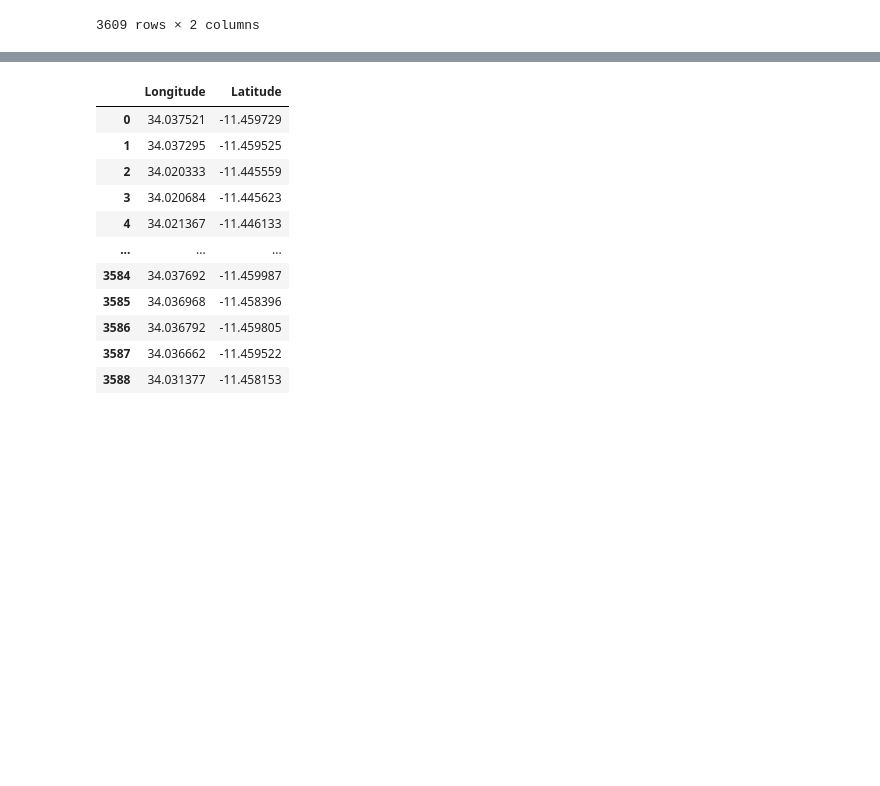
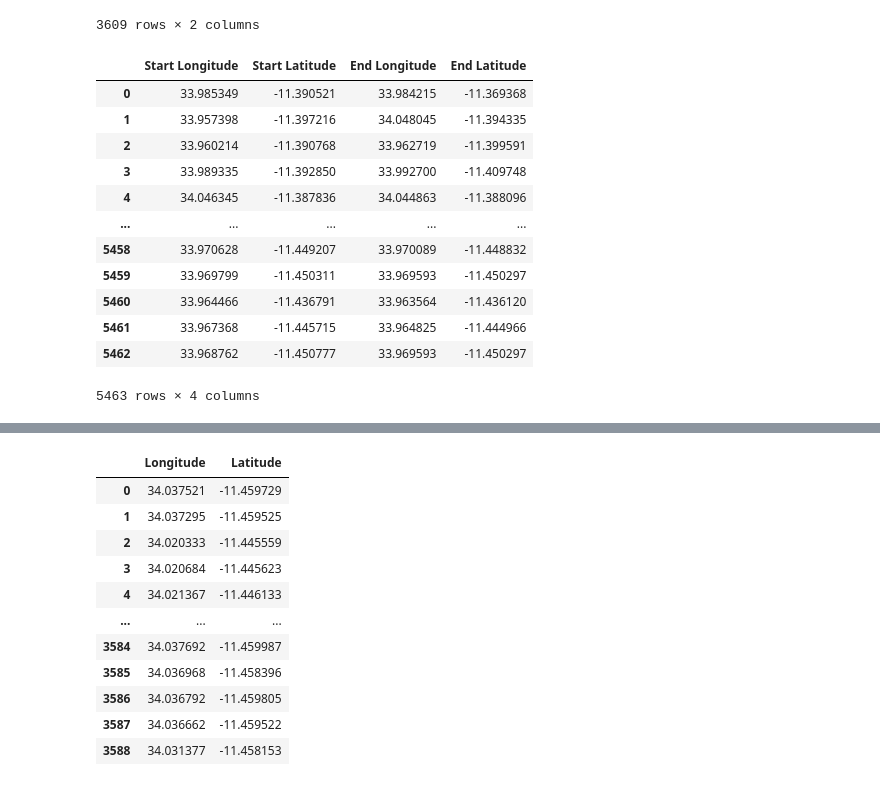
Before and after one commit to RachelRalph/AI4PublicHealth, a Jupyter notebook: processing_all_datasets.ipynb, the cells around one changed output, grey strips where cells are left out. Saved outputs shown, nothing was run; the diff lists cells and outputs as text; code cells hidden in the pictures; blank space fills up the shorter version.

```diff
--- a/processing_all_datasets.ipynb
+++ b/processing_all_datasets.ipynb
@@ -72,6 +72,84 @@ intersection_nodes
 | 3607 | 33.980867 | -11.435344 |
 | 3608 | 33.980631 | -11.435344 |
 3609 rows × 2 columns
+# %%
+def road_line_processing(road_line_df):
+    """Clean the .shp file that contains the route data. Create a second pandas data frame to store a processed
+        version of the original data from the .shp file. """
+
+    processed_data_line = []
+
+    for rows in range(len(road_line_df.index)):
+        coordinates_line = road_line_df.iloc[rows, 11]
+        string_type = (type(coordinates_line))
+
+        if INCLUDE_MULTILINE:
+            if str(string_type) == "<class 'shapely.geometry.linestring.LineString'>":
+                coordinates_line = list(coordinates_line.coords)
+
+                start_longitude_line = coordinates_line[0][0]
+                start_latitude_line = coordinates_line[0][1]
+                end_longitude_line = coordinates_line[-1][0]
+                end_latitude_line = coordinates_line[-1][1]
+
+                processed_data_line.append(
+                    (start_longitude_line, start_latitude_line, end_longitude_line, end_latitude_line))
+
+            elif str(string_type) != "<class 'shapely.geometry.linestring.MultiLineString'>":
+                for item in coordinates_line:
+                    coordinates_line = item
+
+                    coordinates_line = list(coordinates_line.coords)
+
+                    start_longitude_line = coordinates_line[0][0]
+                    start_latitude_line = coordinates_line[0][1]
+                    end_longitude_line = coordinates_line[-1][0]
+                    end_latitude_line = coordinates_line[-1][1]
+
+                    processed_data_line.append(
+                        (start_longitude_line, start_latitude_line, end_longitude_line, end_latitude_line))
+
+            else:
+                print("There is a unique string type that is neither LineString or MultiString:")
+                print("    ", string_type)
+
+        else:
+            if str(string_type) == "<class 'shapely.geometry.linestring.LineString'>":
+                coordinates_line = list(coordinates_line.coords)
+
+                start_longitude_line = coordinates_line[0][0]
+                start_latitude_line = coordinates_line[0][1]
+                end_longitude_line = coordinates_line[-1][0]
+                end_latitude_line = coordinates_line[-1][1]
+
+                processed_data_line.append(
+                    (start_longitude_line, start_latitude_line, end_longitude_line, end_latitude_line))
+
+            else:
+                continue
+
+    processed_data_line = pd.DataFrame(processed_data_line)
+    processed_data_line = processed_data_line.rename(
+        columns={0: "Start Longitude", 1: "Start Latitude", 2: "End Longitude", 3: "End Latitude"})
+
+    return processed_data_line
+
+road_line_nodes = road_line_processing(ROAD_LINE_DATA)
+road_line_nodes
+# %% [output]
+|  | Start Longitude | Start Latitude | End Longitude | End Latitude |
+| 0 | 33.985349 | -11.390521 | 33.984215 | -11.369368 |
+| 1 | 33.957398 | -11.397216 | 34.048045 | -11.394335 |
+| 2 | 33.960214 | -11.390768 | 33.962719 | -11.399591 |
+| 3 | 33.989335 | -11.392850 | 33.992700 | -11.409748 |
+| 4 | 34.046345 | -11.387836 | 34.044863 | -11.388096 |
+| ... | ... | ... | ... | ... |
+| 5458 | 33.970628 | -11.449207 | 33.970089 | -11.448832 |
+| 5459 | 33.969799 | -11.450311 | 33.969593 | -11.450297 |
+| 5460 | 33.964466 | -11.436791 | 33.963564 | -11.436120 |
+| 5461 | 33.967368 | -11.445715 | 33.964825 | -11.444966 |
+| 5462 | 33.968762 | -11.450777 | 33.969593 | -11.450297 |
+5463 rows × 4 columns
 # %%
 def road_elevation_processing(road_elevation_df, intersection_df):
     """Clean the .shp file that contains the route data. Create a second pandas data frame to store a processed
```
Also changed, not shown: parts of 8 cells of this notebook.
